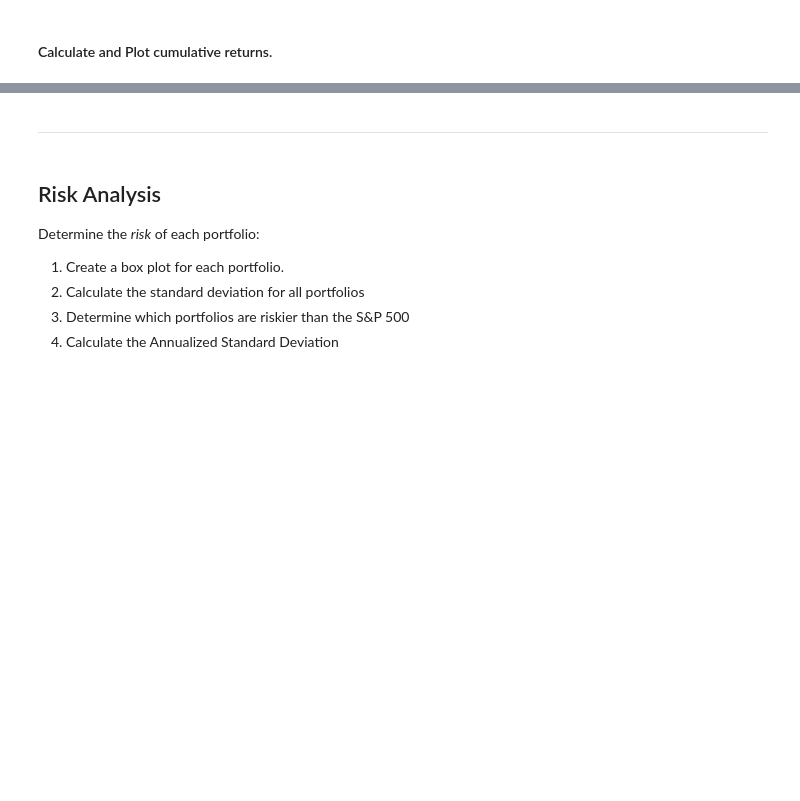
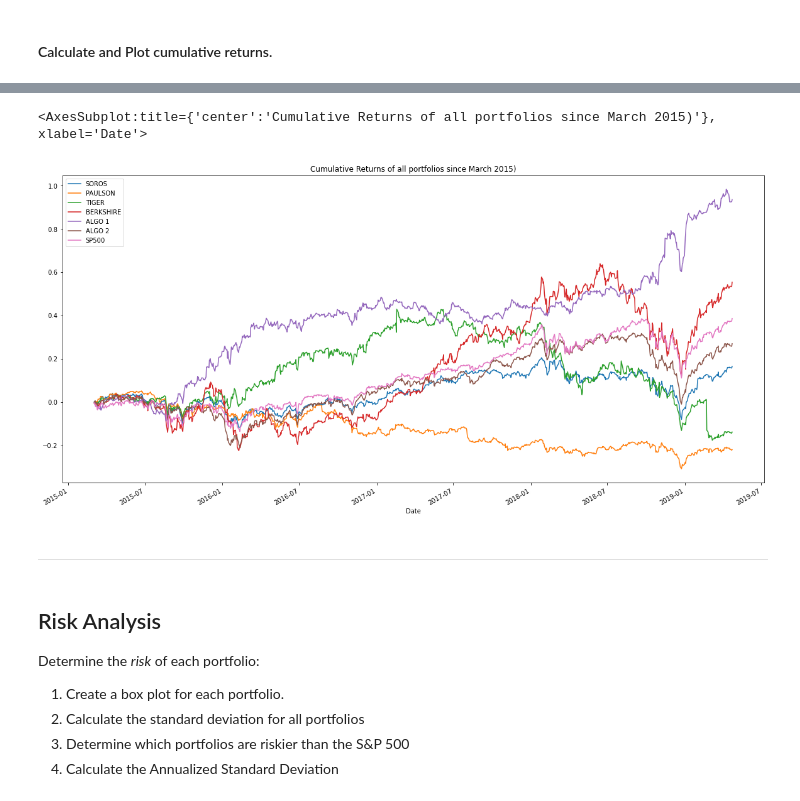
Before and after one commit to dspring07/pandas-hw, a Jupyter notebook: whale_analysis.ipynb, the cells around one changed output, grey strips where cells are left out. Cells and saved outputs as stored; diff of their text form; code cells hidden in the pictures; blank space fills up the shorter version.

```diff
--- a/whale_analysis.ipynb
+++ b/whale_analysis.ipynb
@@ -266,5 +329,5 @@ In this section, you will calculate and visualize performance and risk metrics f
 #### Calculate and Plot cumulative returns.
 # %%
 # Calculate cumulative returns of all portfolios
-
-# Plot cumulative returns
+all_cum_returns = (1 + all_portfolios).cumprod() - 1
+all_cum_returns.head()
@@ -271,3 +342,9 @@ In this section, you will calculate and visualize performance and risk metrics f
+# %%
+# Plot cumulative returns
+all_cum_returns.plot(figsize=(20,10), title="Cumulative Returns of all portfolios since March 2015)")
+# %% [output]
+<AxesSubplot:title={'center':'Cumulative Returns of all portfolios since March 2015)'}, xlabel='Date'>
+[figure, added]
 # %% [markdown]
 ---
 # %% [markdown]
```
Also changed, not shown: parts of 89 cells of this notebook, 3 other files.
